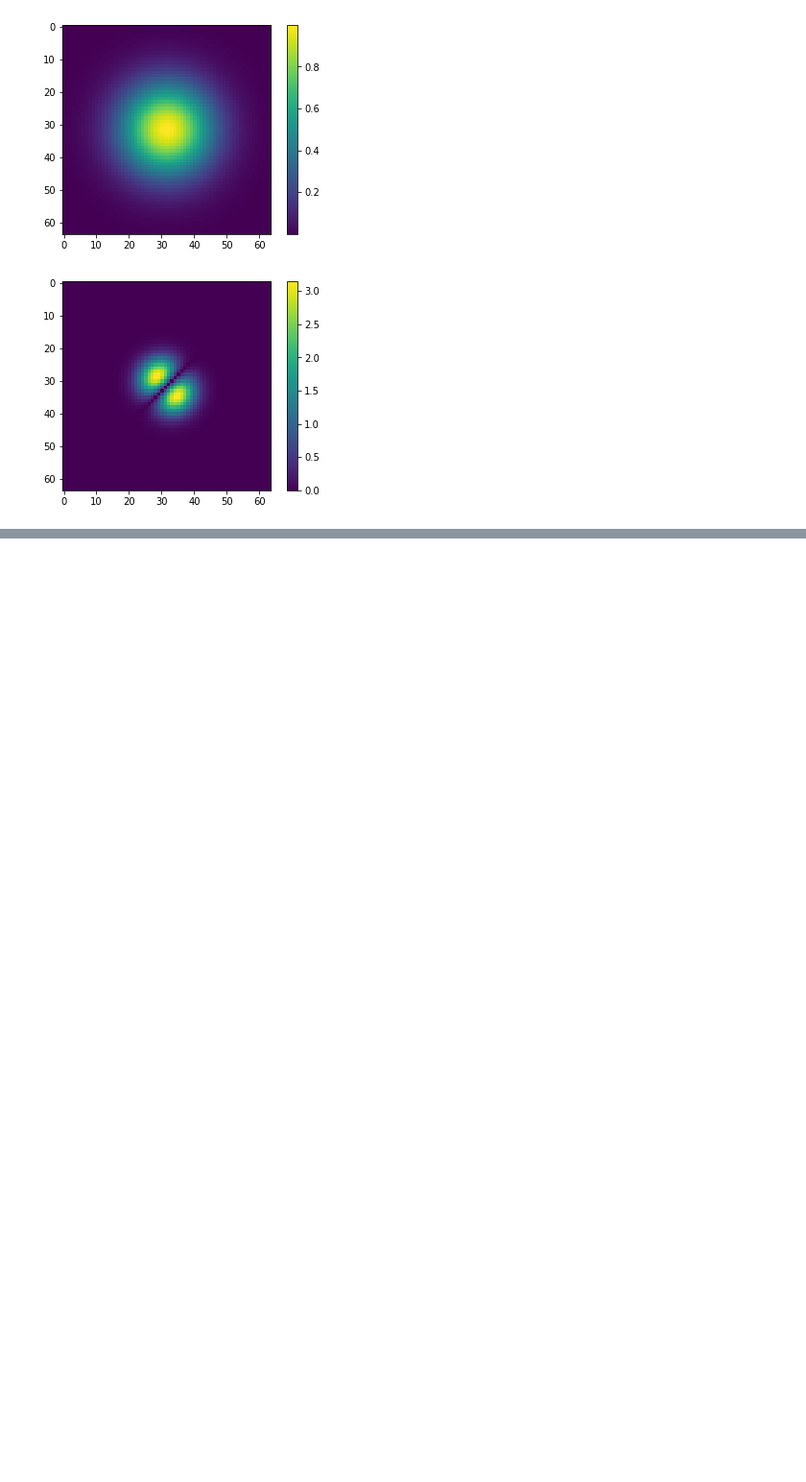
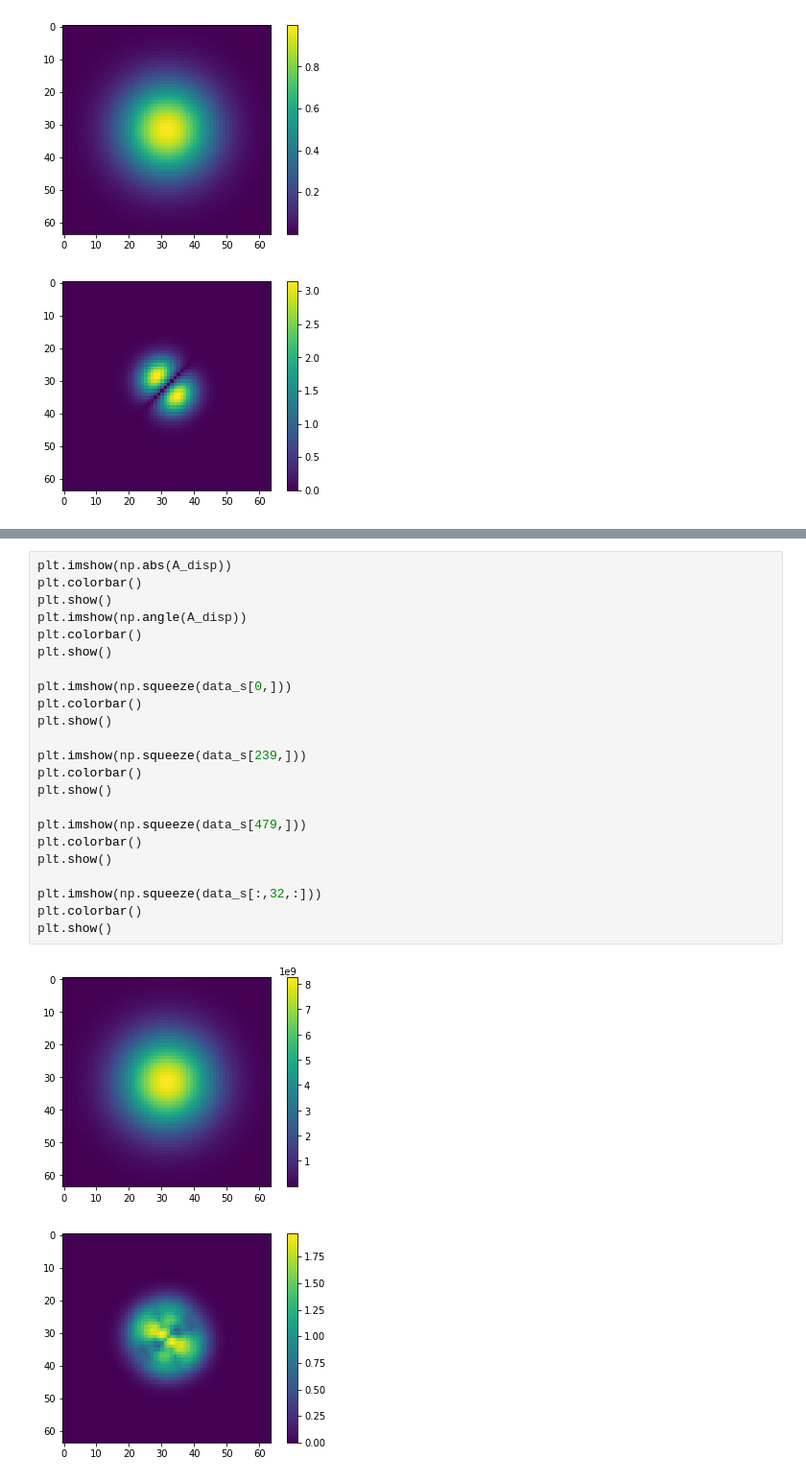
Before and after one commit to ugurtegin/MMF_RNN_Reuse, a Jupyter notebook: BPM Notebooks/GRIN_BPM_Modes_phase.ipynb, the cells around one changed output, grey strips where cells are left out. Shown at 96% size. Saved outputs shown, nothing was run; the diff lists cells and outputs as text; blank space fills up the shorter version.

```diff
--- a/BPM Notebooks/GRIN_BPM_Modes_phase.ipynb
+++ b/BPM Notebooks/GRIN_BPM_Modes_phase.ipynb
@@ -240,0 +243,26 @@ plt.show()
+# %%
+plt.imshow(np.abs(A_disp))
+plt.colorbar()
+plt.show()
+plt.imshow(np.angle(A_disp))
+plt.colorbar()
+plt.show()
+
+plt.imshow(np.squeeze(data_s[0,]))
+plt.colorbar()
+plt.show()
+
+plt.imshow(np.squeeze(data_s[239,]))
+plt.colorbar()
+plt.show()
+
+plt.imshow(np.squeeze(data_s[479,]))
+plt.colorbar()
+plt.show()
+
+plt.imshow(np.squeeze(data_s[:,32,:]))
+plt.colorbar()
+plt.show()
+# %% [output]
+[figure, added]
+[figure, added]
```
Also changed, not shown: parts of 5 cells of this notebook.
